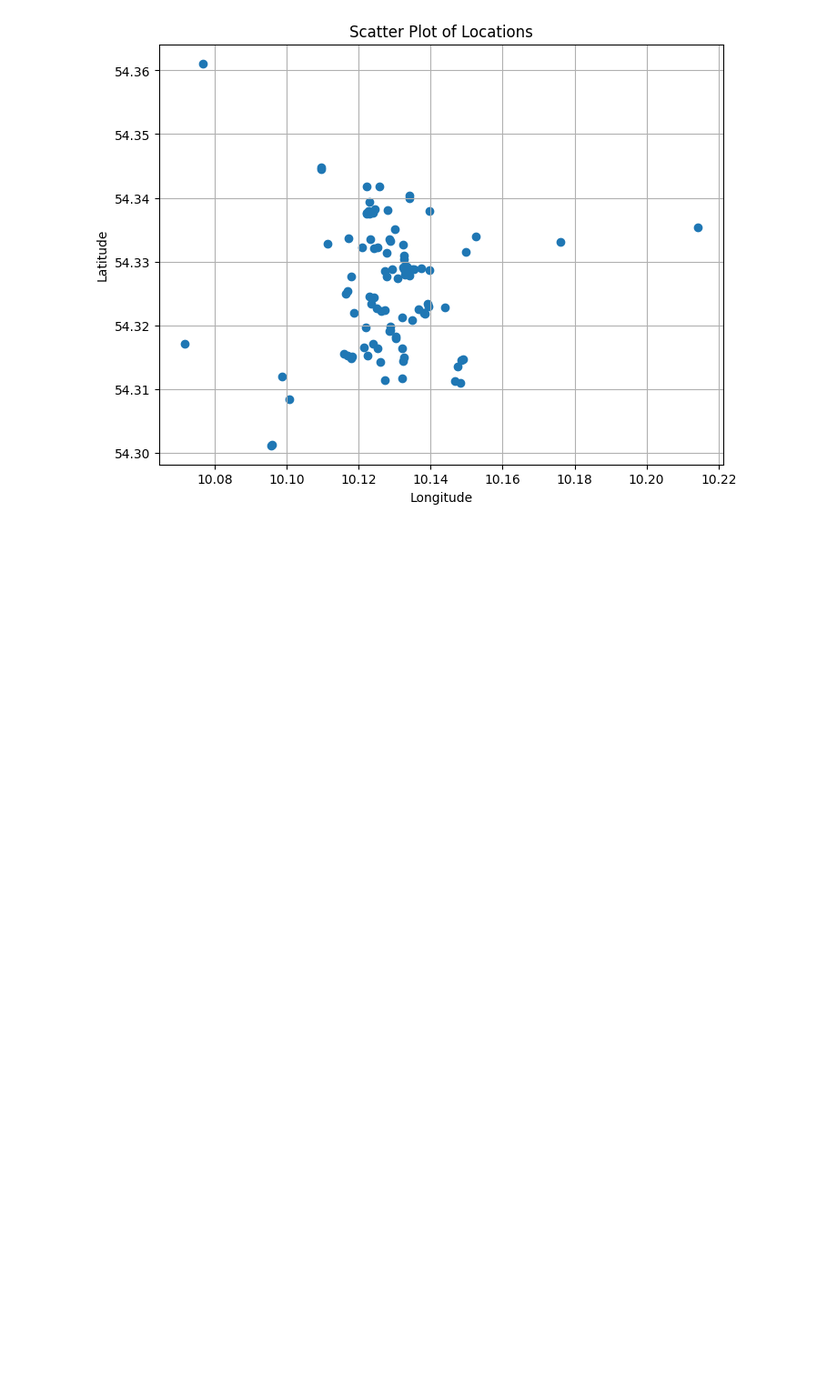
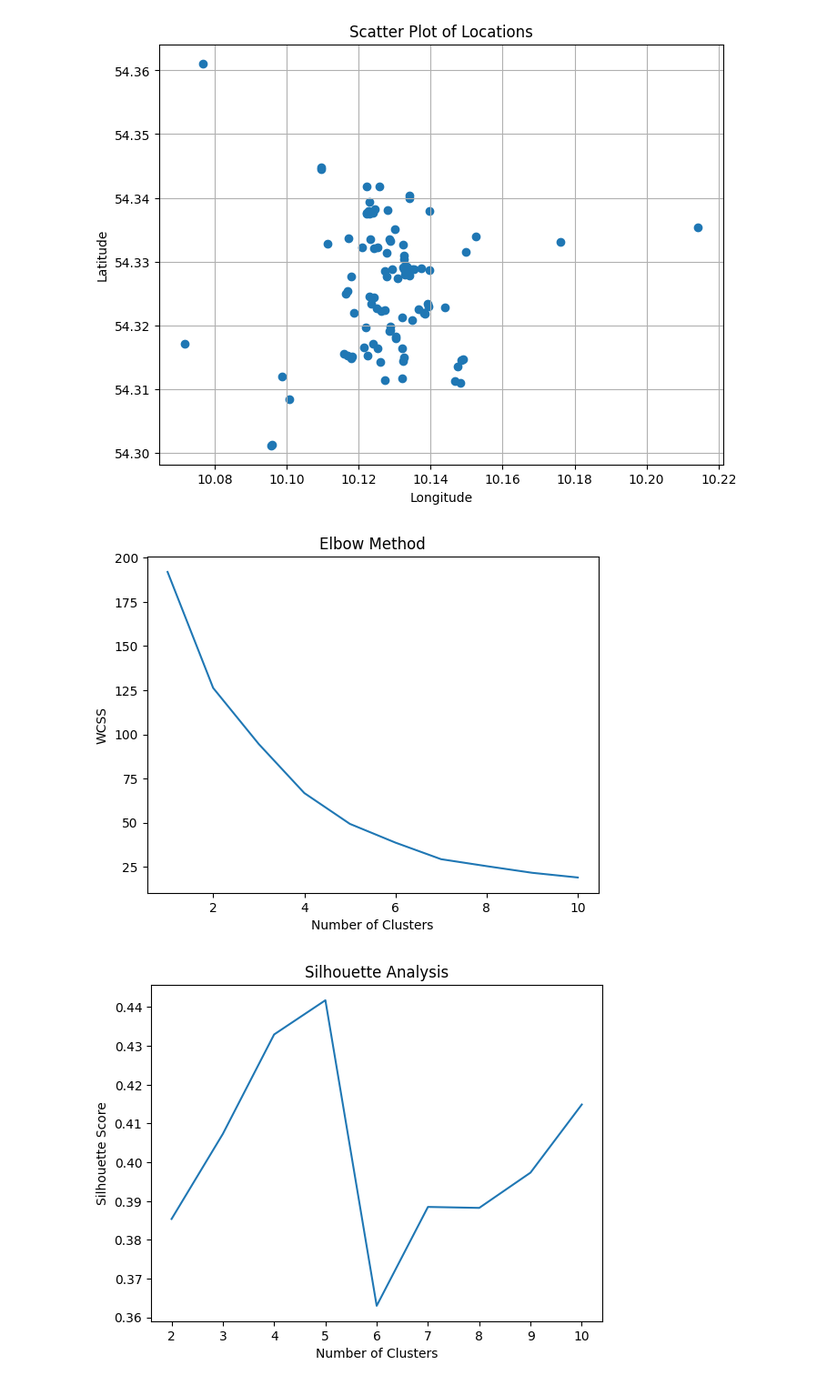
Before and after one commit to MartinDieCooleSocke420/sem1_math_and_stats, a Jupyter notebook: exam.ipynb, the cells around one changed output. Shown: that part at 91% size. Cells and saved outputs as stored; diff of their text form; code cells hidden in the pictures; blank space fills up the shorter version.

Commit message:
added clustering

```diff
--- a/exam.ipynb
+++ b/exam.ipynb
@@ -50,3 +41,51 @@ plt.grid(True)
 plt.show()
 # %% [output]
 [figure]
+# %%
+from sklearn.cluster import KMeans
+from sklearn.metrics import silhouette_score
+from sklearn.preprocessing import StandardScaler
+from sklearn.decomposition import PCA
+
+# Select the columns of interest
+selected_columns = data[["lat", "lon"]]
+
+# Standardize the data
+scaler = StandardScaler()
+selected_columns_scaled = scaler.fit_transform(selected_columns)
+
+# Perform PCA for dimensionality reduction
+pca = PCA(n_components=2)
+selected_columns_pca = pca.fit_transform(selected_columns_scaled)
+
+# Perform elbow method to find the optimal number of clusters
+wcss = []
+for i in range(1, 11):
+    kmeans = KMeans(n_clusters=i, init='k-means++', max_iter=300, n_init=10, random_state=0)
+    kmeans.fit(selected_columns_pca)
+    wcss.append(kmeans.inertia_)
+
+# Plot the elbow method
+plt.plot(range(1, 11), wcss)
+plt.title('Elbow Method')
+plt.xlabel('Number of Clusters')
+plt.ylabel('WCSS')
+plt.show()
+
+# Perform silhouette analysis
+silhouette_scores = []
+for i in range(2, 11):
+    kmeans = KMeans(n_clusters=i, init='k-means++', max_iter=300, n_init=10, random_state=0)
+    kmeans.fit(selected_columns_pca)
+    labels = kmeans.labels_
+    silhouette_scores.append(silhouette_score(selected_columns_pca, labels))
+
+# Plot silhouette scores
+plt.plot(range(2, 11), silhouette_scores)
+plt.title('Silhouette Analysis')
+plt.xlabel('Number of Clusters')
+plt.ylabel('Silhouette Score')
+plt.show()
+# %% [output]
+[figure, added]
+[figure, added]
```
Also changed, not shown: parts of 3 cells of this notebook.
